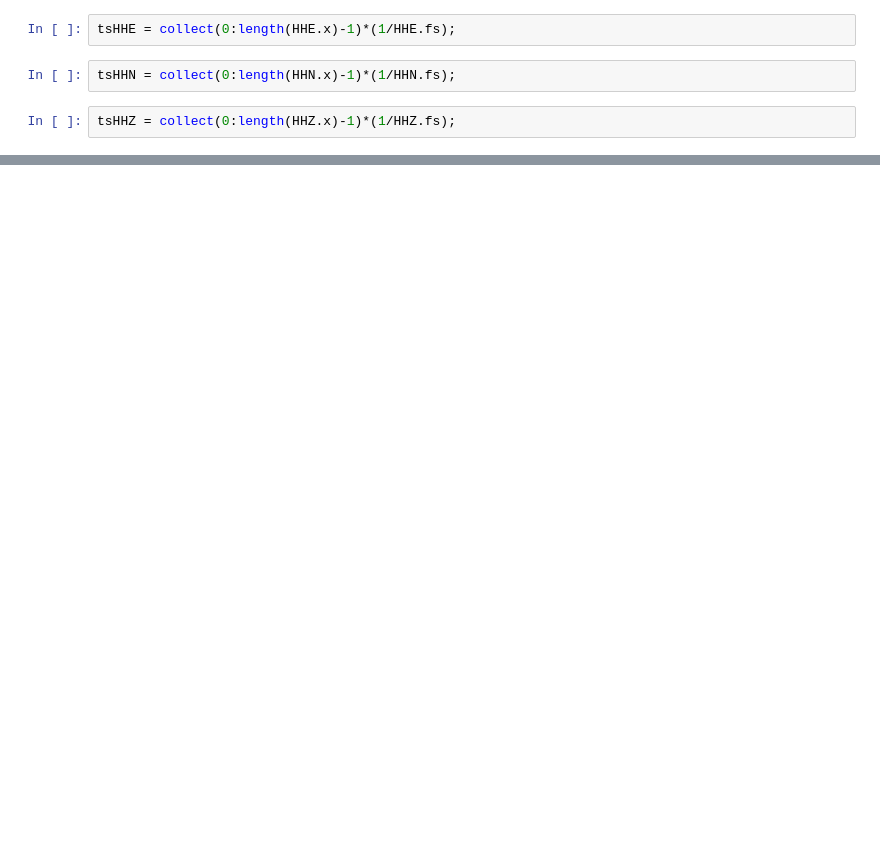
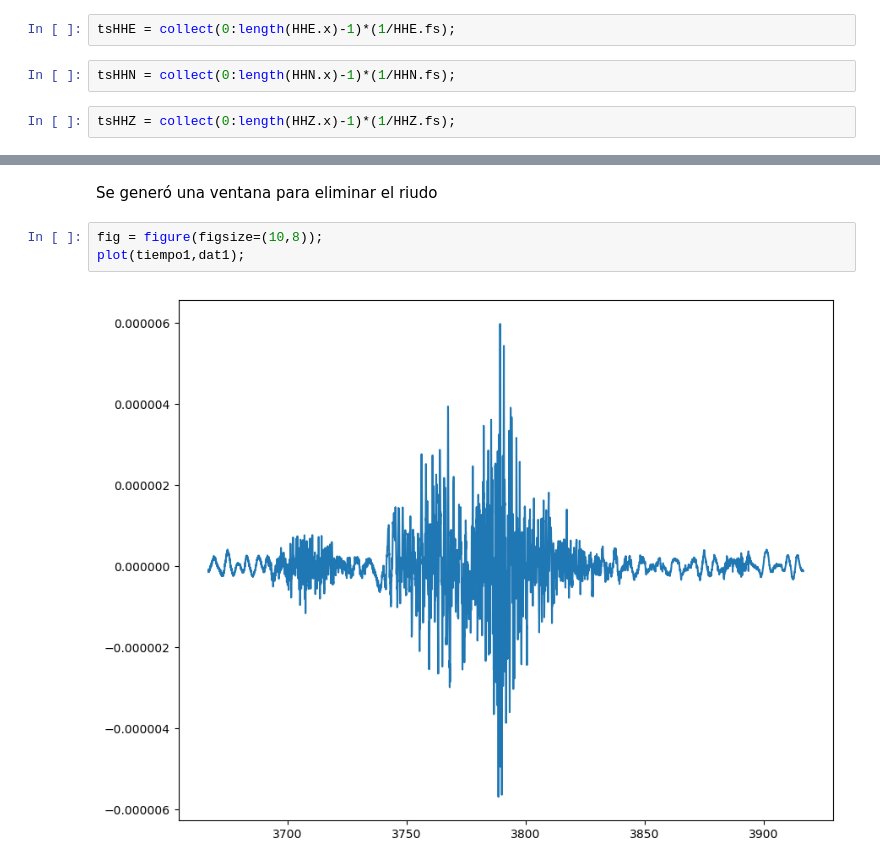
Before and after one commit to vhmar/EnvironmentalSeismology-Classroom, a Jupyter notebook: Alma/Z Italy.ipynb, the cells around one changed output, grey strips where cells are left out. Cells and saved outputs as stored; diff of their text form; blank space fills up the shorter version.

```diff
--- a/Alma/Z Italy.ipynb
+++ b/Alma/Z Italy.ipynb
@@ -92,0 +78,7 @@ nn = convert(Int32,floor(length(data)/2)+1)
+# %% [markdown]
+Se generó una ventana para eliminar el riudo
+# %%
+fig = figure(figsize=(10,8));
+plot(tiempo1,dat1);
+# %% [output]
+[figure, added]
```
Also changed, not shown: parts of 30 cells of this notebook.
